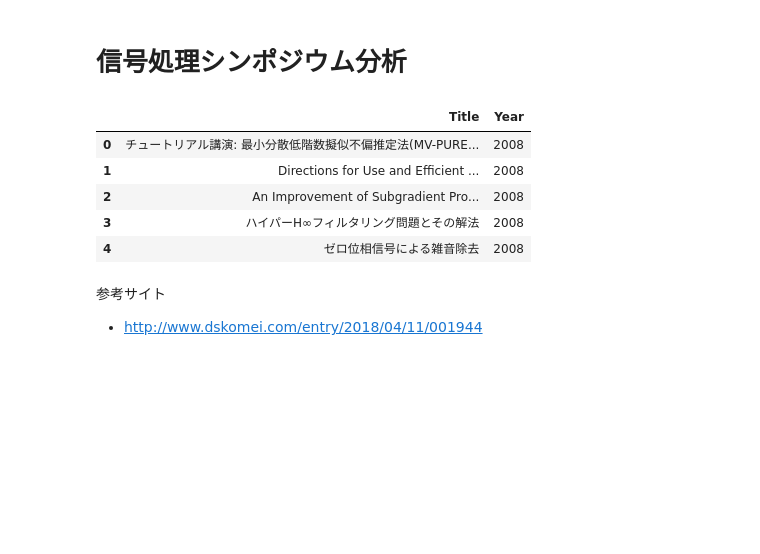
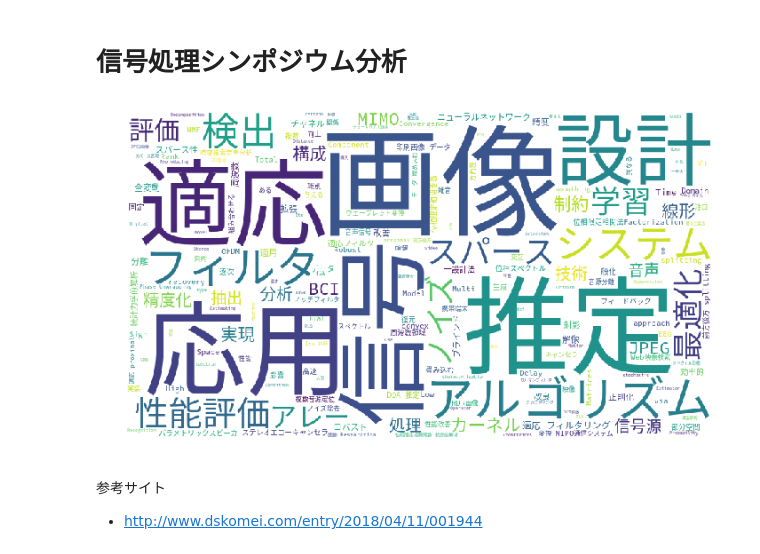
Before and after one commit to msiplab/SipAnalysis, a Jupyter notebook: siprep.ipynb, the cells around one changed output. Cells and saved outputs as stored; diff of their text form; code cells hidden in the pictures; blank space fills up the shorter version.

```diff
--- a/siprep.ipynb
+++ b/siprep.ipynb
@@ -12,16 +12,14 @@ eyear = 2017
 # 期間内の論文タイトル
 path = './siprep{0}_{1}.csv'.format(syear,eyear)
 df = pd.read_csv(path,index_col=0)
-# %%
-#
-df.head()
-# %% [output]
-|  | Title | Year |
-| 0 | チュートリアル講演: 最小分散低階数擬似不偏推定法(MV-PURE... | 2008 |
-| 1 | Directions for Use and Efficient ... | 2008 |
-| 2 | An Improvement of Subgradient Pro... | 2008 |
-| 3 | ハイパーH∞フィルタリング問題とその解法 | 2008 |
-| 4 | ゼロ位相信号による雑音除去 | 2008 |
+# %%
+# ワードクラウド生成
+from sipwdc import SipWordCloud
+
+swc = SipWordCloud()
+swc.generate(df)
+# %% [output]
+[figure, added]
 # %% [markdown]
 参考サイト
 
```
Also changed, not shown: parts of 11 cells of this notebook, 4 other files.
